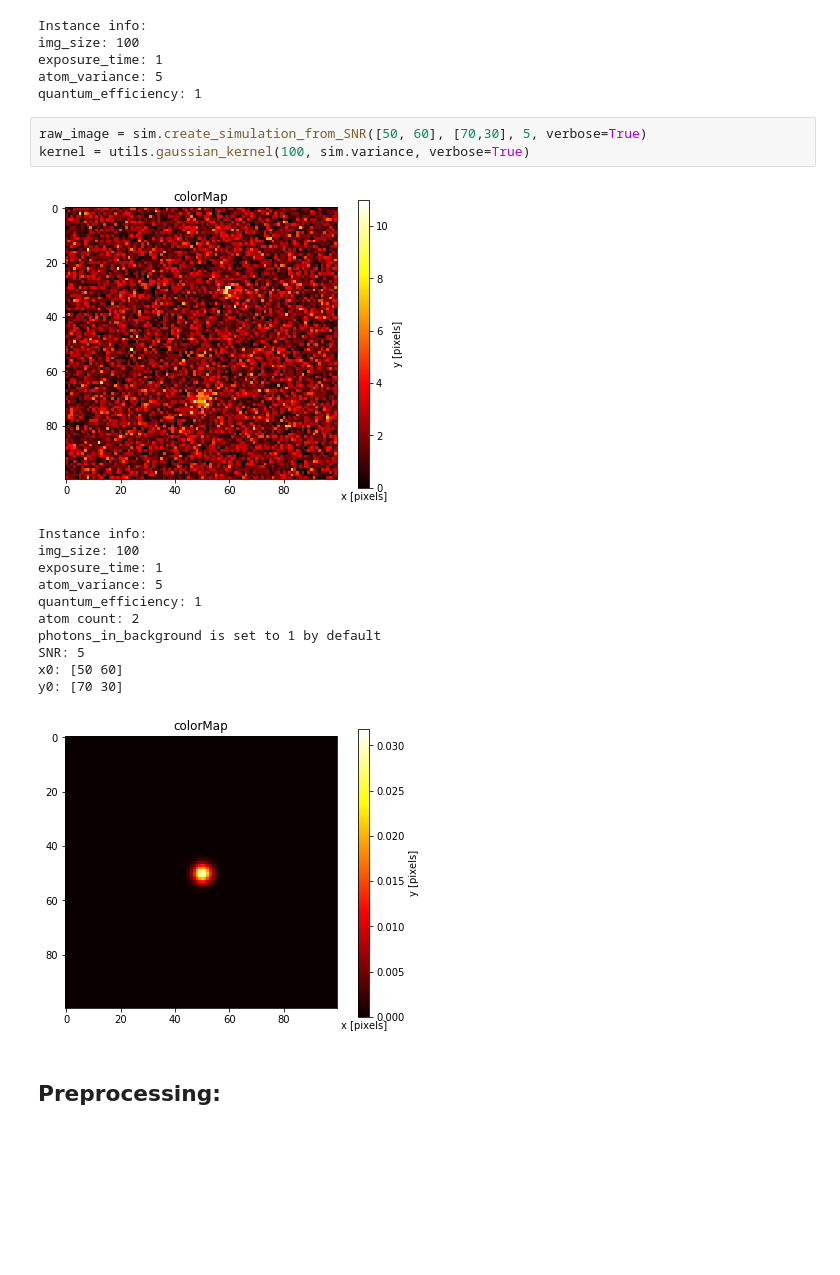
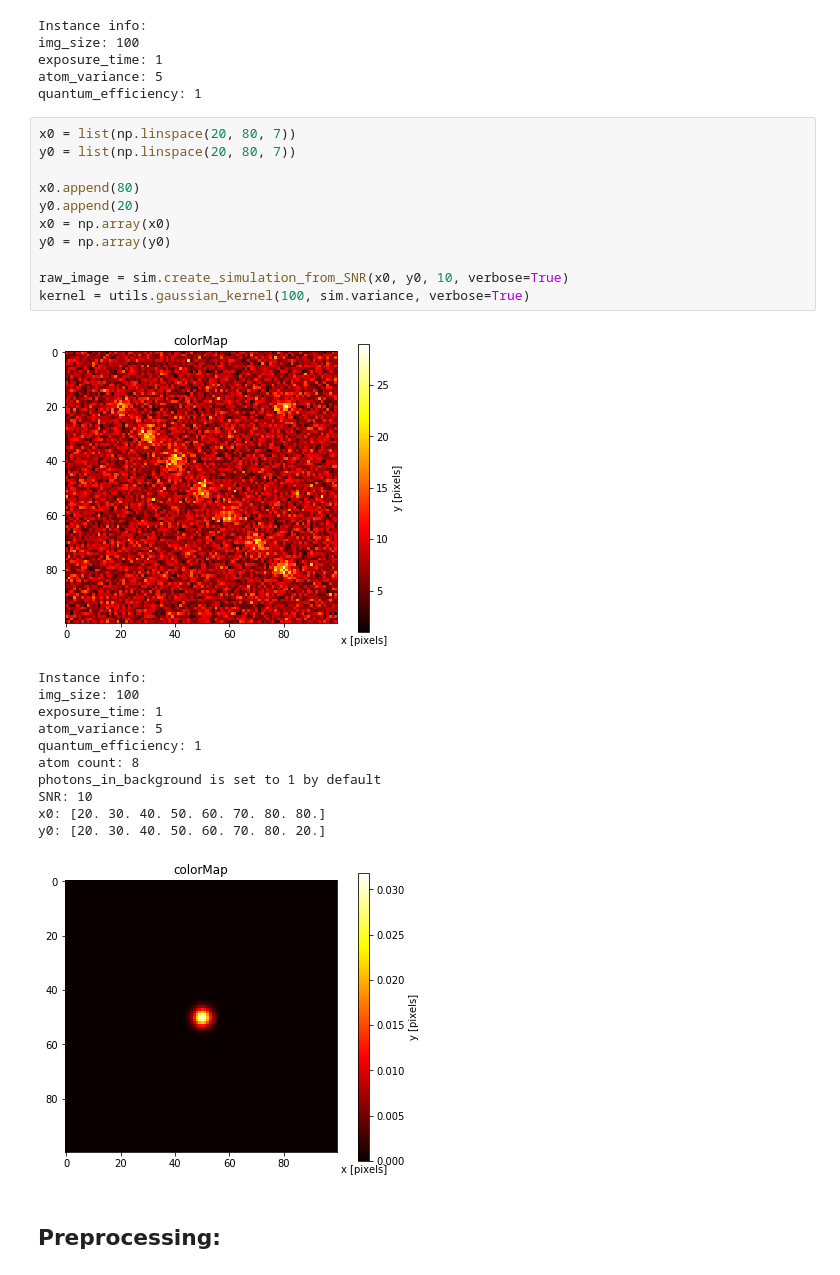
Before and after one commit to cliulinnaeus/AtomDetection, a Jupyter notebook: preprocessing/test.ipynb, the cells around one changed output. Drawn from its saved outputs; the diff is of its cells as text; blank space fills up the shorter version.

```diff
--- a/preprocessing/test.ipynb
+++ b/preprocessing/test.ipynb
@@ -20,22 +20,30 @@ img_size: 100
 exposure_time: 1
 atom_variance: 5
 quantum_efficiency: 1
-# %%
-raw_image = sim.create_simulation_from_SNR([50, 60], [70,30], 5, verbose=True)
-kernel = utils.gaussian_kernel(100, sim.variance, verbose=True)
-# %% [output]
-[figure, removed]
-Instance info:
-img_size: 100
-exposure_time: 1
-atom_variance: 5
-quantum_efficiency: 1
-atom count: 2
-photons_in_background is set to 1 by default
-SNR: 5
-x0: [50 60]
-y0: [70 30]
-[figure, removed]
+# %%
+x0 = list(np.linspace(20, 80, 7))
+y0 = list(np.linspace(20, 80, 7))
+
+x0.append(80)
+y0.append(20)
+x0 = np.array(x0)
+y0 = np.array(y0)
+
+raw_image = sim.create_simulation_from_SNR(x0, y0, 10, verbose=True)
+kernel = utils.gaussian_kernel(100, sim.variance, verbose=True)
+# %% [output]
+[figure, added]
+Instance info:
+img_size: 100
+exposure_time: 1
+atom_variance: 5
+quantum_efficiency: 1
+atom count: 8
+photons_in_background is set to 1 by default
+SNR: 10
+x0: [20. 30. 40. 50. 60. 70. 80. 80.]
+y0: [20. 30. 40. 50. 60. 70. 80. 20.]
+[figure, added]
 # %% [markdown]
 Preprocessing:
 ------------------
```
Also changed, not shown: parts of 6 cells of this notebook, 3 other files.
